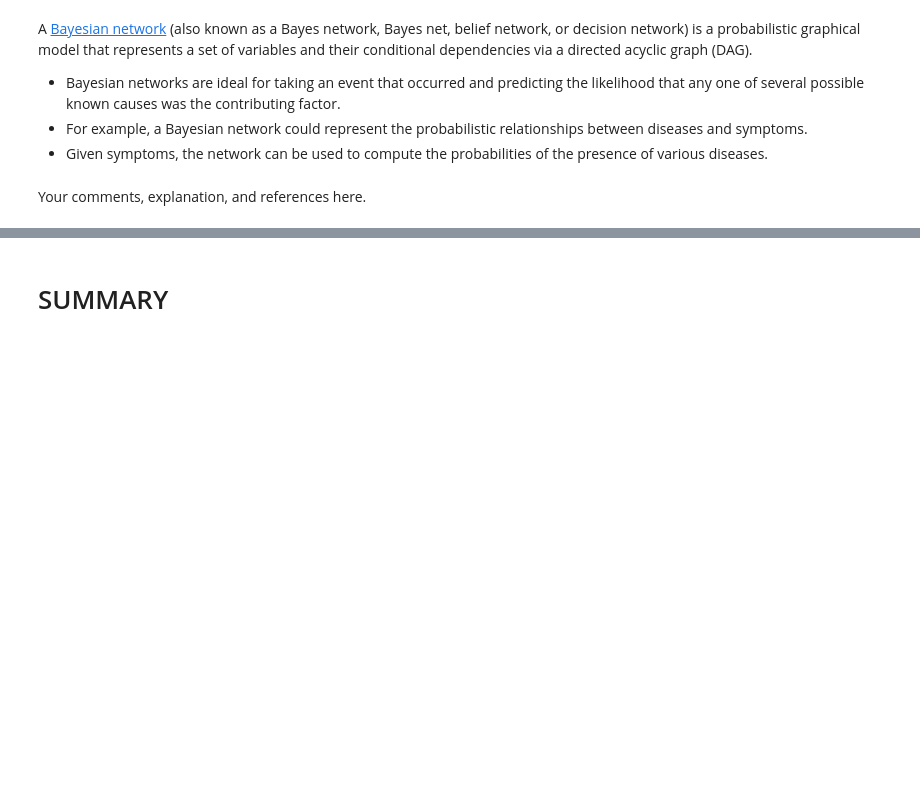
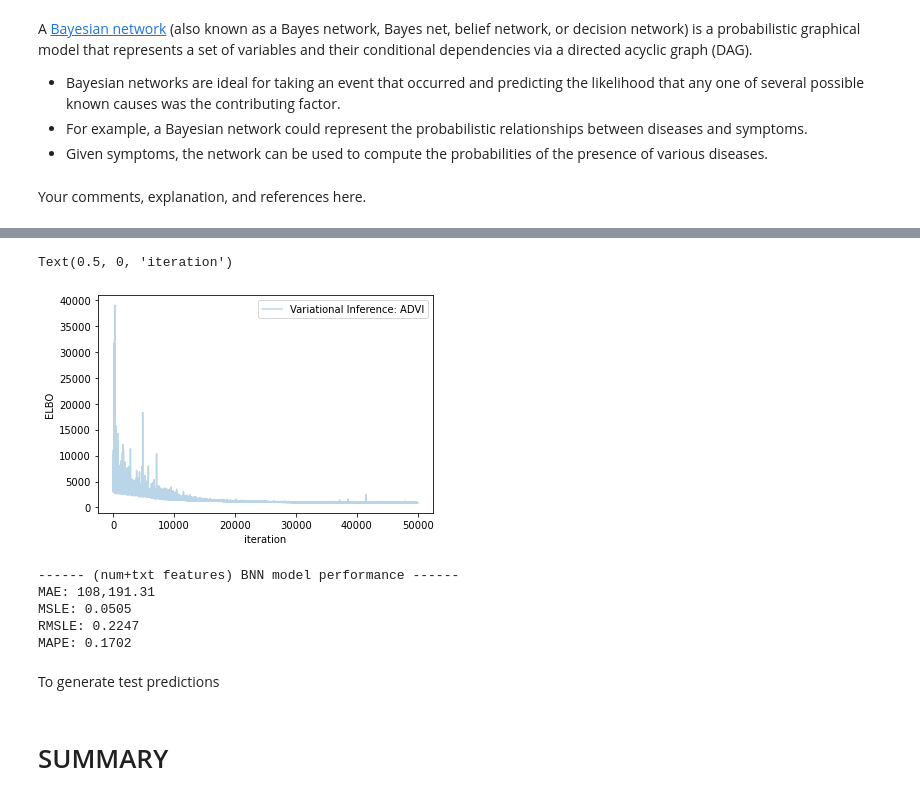
Before and after one commit to ET5003-Group1/ET5003, a Jupyter notebook: Week-5/ET5003_KaggleCompetition.ipynb, the cells around one changed output, grey strips where cells are left out. Saved outputs shown, nothing was run; the diff lists cells and outputs as text; code cells hidden in the pictures; blank space fills up the shorter version.

```diff
--- a/Week-5/ET5003_KaggleCompetition.ipynb
+++ b/Week-5/ET5003_KaggleCompetition.ipynb
@@ -1106,0 +1154,23 @@ Your comments, explanation, and references here.
+# %%
+# we can do instead an approximated inference
+n_iterations = 50_000  # start with 1000, then use 50000+
+method = "advi"  # 'advi', 'fullrank_advi', 'svgd', 'asvgd', 'nfvi'
+optimizer = pm.adam  # pm.adam, pm.sgd, pm.adagrad, pm.adagrad_window, pm.adadelta
+learning_rate = 1e-3
+
+with neural_network:
+    approx = pm.fit(
+        n_iterations,
+        method=method,
+        obj_optimizer=optimizer(learning_rate=learning_rate),
+    )
+
+
+# plot
+# Evidence Lower Bound (ELBO)
+# https://en.wikipedia.org/wiki/Evidence_lower_bound
+plt.plot(approx.hist, label="Variational Inference: " + method.upper(), alpha=0.3)
+plt.legend(loc="upper right")
+plt.ylabel("ELBO")
+plt.xlabel("iteration")
+# %% [output]
@@ -1106,0 +1180,2 @@ Your comments, explanation, and references here.
+Text(0.5, 0, 'iteration')
+[figure, added]
@@ -1106,0 +1186,24 @@ Your comments, explanation, and references here.
+# %%
+y_pred = []
+for i in range(posterior["hidden_1"].shape[0]):
+    # inner layer
+    h1 = np.tanh(np.dot(posterior["hidden_1"][i, :, :].T, X_train_bias.T))
+    # outer layer
+    sample_pred = np.dot(posterior["output_layer"][i, :], h1).reshape(-1, 1)
+    y_pred.append(np.exp(y_scaler.inverse_transform(sample_pred)))
+
+# predictions
+y_pred = np.array(y_pred)
+y_pred_means = np.mean(y_pred, axis=0)
+
+print_evaluation(
+    np.exp(y_scaler.inverse_transform(y_train)), y_pred_means, "(num+txt features) BNN",
+)
+# %% [output]
+------ (num+txt features) BNN model performance ------
+MAE: 108,191.31
+MSLE: 0.0505
+RMSLE: 0.2247
+MAPE: 0.1702
+# %% [markdown]
+To generate test predictions
```
Also changed, not shown: parts of 18 cells of this notebook, 1 other file.
